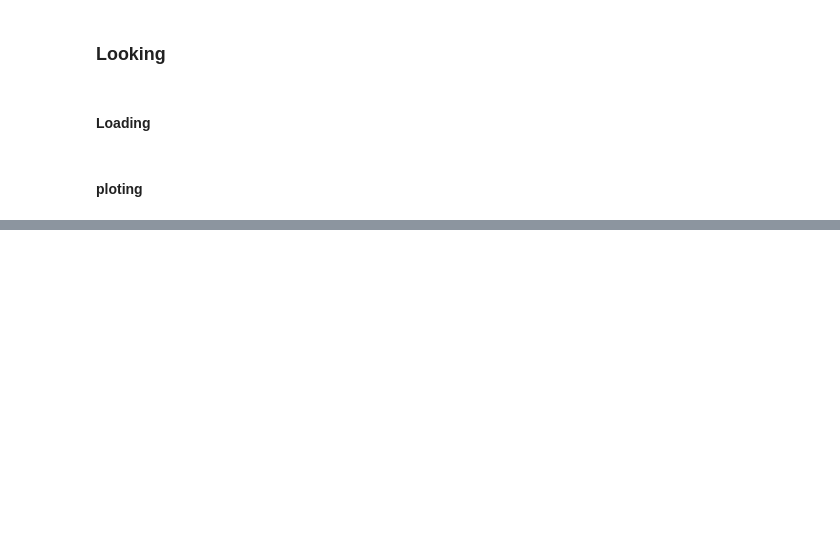
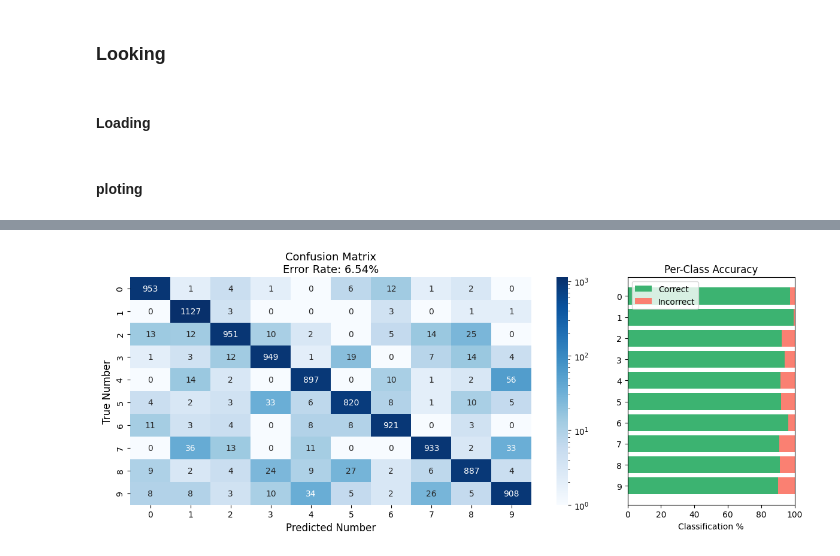
Before and after one commit to AndersDark/TTT4275_project, a Jupyter notebook: task2_2.ipynb, the cells around one changed output, grey strips where cells are left out. Saved outputs shown, nothing was run; the diff lists cells and outputs as text; code cells hidden in the pictures; blank space fills up the shorter version.

```diff
--- a/task2_2.ipynb
+++ b/task2_2.ipynb
@@ -136,3 +136,63 @@ get_conf(predictions_7NN)
+# %%
+if predictions.shape != testlab.shape:
+    assert("shapes dont match")
+
+
+conf_matrix = np.zeros((10,10),dtype=int)
+for i in range(predictions_7NN.shape[0]):
+    conf_matrix[testlab[i],predictions_7NN[i]] += 1
+
+
+labels = np.arange(10).astype(str)
+
+total_sum = np.sum(conf_matrix)
+diag_sum = np.trace(conf_matrix)
+err_rate = round((total_sum-diag_sum)/total_sum,4)*100
+
+from matplotlib.colors import LogNorm
+
+# True Positives: diagonal
+true_positives = np.diag(conf_matrix)
+
+# Total samples per class (sum of rows)
+class_totals = np.sum(conf_matrix, axis=1)
+
+# Avoid division by zero
+class_accuracy = np.divide(true_positives, class_totals, out=np.zeros_like(true_positives, dtype=float), where=class_totals!=0)
+
+# Convert to percentage
+class_accuracy_percent = np.round(class_accuracy * 100, 2)
+class_error_percent = 100 - class_accuracy_percent
+
+
+# Shifted matrix for log color
+conf_matrix_safe = conf_matrix + 1
+
+fig, ax = plt.subplots(1, 2, figsize=(12, 5), gridspec_kw={'width_ratios': [3, 1]})
+
+# Confusion Matrix
+sns.heatmap(conf_matrix_safe, annot=conf_matrix, fmt='d',
+            cmap='Blues', norm=LogNorm(vmin=1, vmax=conf_matrix_safe.max()),
+            xticklabels=labels, yticklabels=labels, ax=ax[0])
+
+ax[0].set_xlabel("Predicted Number", fontsize=12)
+ax[0].set_ylabel("True Number", fontsize=12)
+ax[0].set_title(f"Confusion Matrix\nError Rate: {err_rate}%", fontsize=13)
+
+# Bar Plot: Accuracy per class
+ax[1].barh(labels, class_accuracy_percent, color='mediumseagreen', label='Correct')
+ax[1].barh(labels, class_error_percent, left=class_accuracy_percent, color='salmon', label='Incorrect')
+
+ax[1].set_xlim(0, 100)
+ax[1].set_xlabel("Classification %")
+ax[1].set_title("Per-Class Accuracy")
+ax[1].legend(loc='upper left')
+ax[1].invert_yaxis()
+
+plt.tight_layout()
+plt.show()
+# %% [output]
+[figure, added]
 # %%
 wrong_idx = []
 for i in range(predictions.shape[0]):
```
Also changed, not shown: parts of 2 cells of this notebook, 2 other files.
